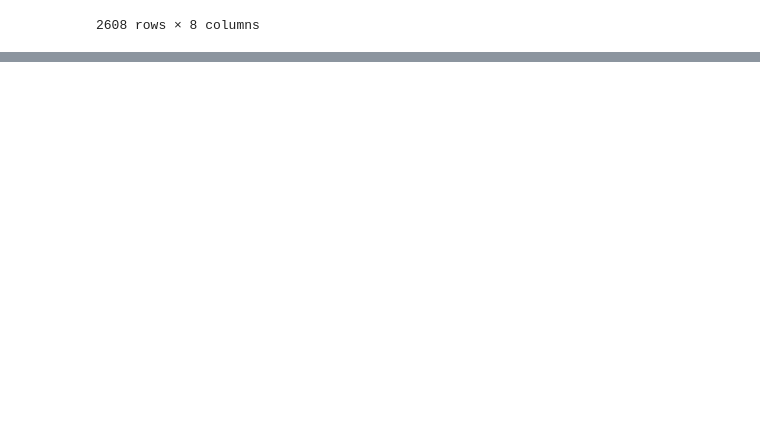
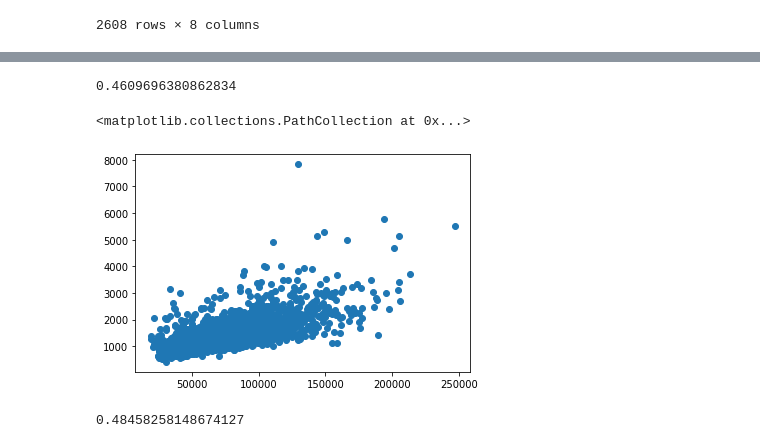
Before and after one commit to EugeniaDickson/zillow_rent_index, a Jupyter notebook: casey/linear-models.ipynb, the cells around one changed output, grey strips where cells are left out. Cells and saved outputs as stored; diff of their text form; code cells hidden in the pictures; blank space fills up the shorter version.

```diff
--- a/casey/linear-models.ipynb
+++ b/casey/linear-models.ipynb
@@ -186,0 +196,24 @@ df3.merge(acs_final, "left", left_on='zipcodes', right_on='geo_id')
+# %%
+df3 = df3.merge(acs_new, 'left', left_on = 'zipcodes', right_on ='zip_code')
+# %%
+#df3[df3.isnull().any(axis=1)]
+df3.dropna(axis=0, how='any', thresh=None, subset=None, inplace=True)
+# %%
+target = np.array(df3['rent']).reshape(-1,1)
+feat1 = np.array(df3['median_income']).reshape(-1,1)
+features = df3[['median_income','median_age','total_pop']]
+# %%
+ols.fit(feat1,target)
+ols.score(feat1, target)
+# %% [output]
+0.4609696380862834
+# %%
+plt.scatter(feat1,target)
+# %% [output]
+<matplotlib.collections.PathCollection at 0x...>
+[figure, added]
+# %%
+ols.fit(np.log(feat1), np.log(target))
+ols.score(np.log(feat1), np.log(target))
+# %% [output]
+0.48458258148674127
```
Also changed, not shown: parts of 5 cells of this notebook.
